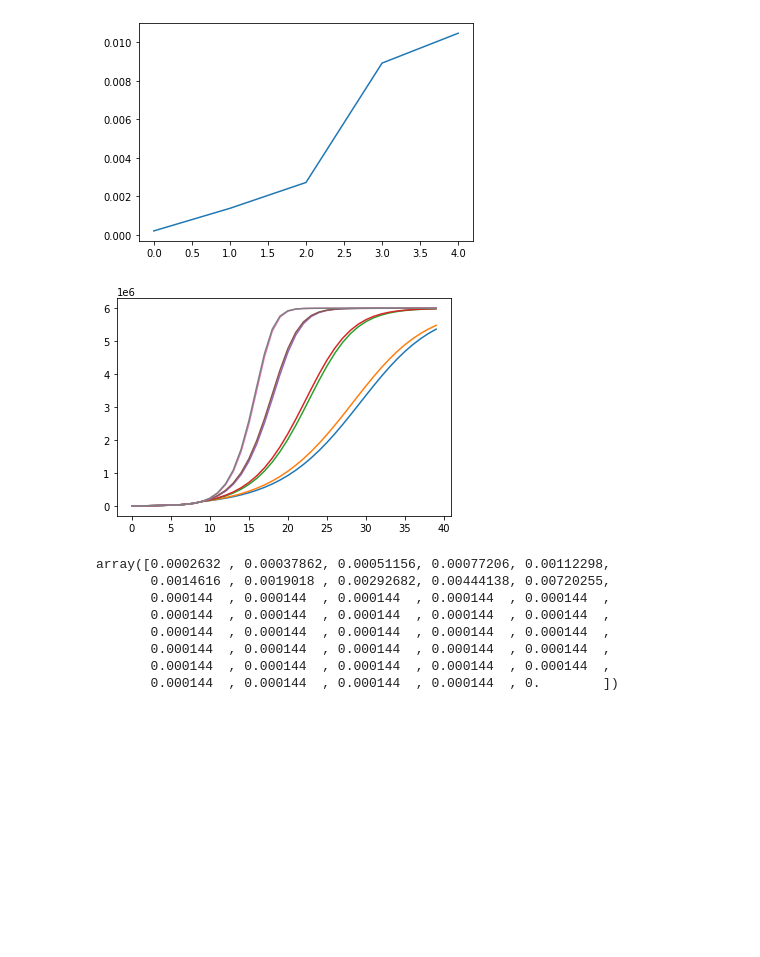
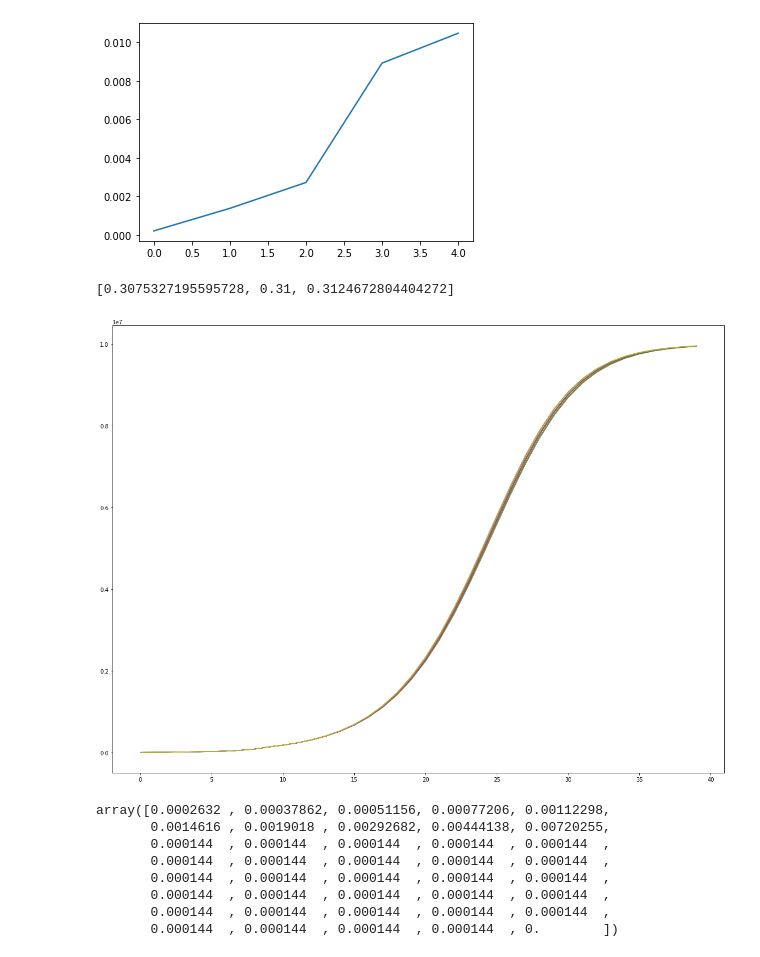
Before and after one commit to aikosham/diffusion, a Jupyter notebook: notebook.ipynb, the cells around one changed output. Cells and saved outputs as stored; diff of their text form; code cells hidden in the pictures; blank space fills up the shorter version.

```diff
--- a/notebook.ipynb
+++ b/notebook.ipynb
@@ -24,10 +26,14 @@ plt.show()
 # %% [output]
 [figure]
 # %%
-ps = [0.000144, 0.001]
-qs = [0.2, 0.31, 0.5, 0.7]
-#m = 10_000_000
-m = 6_000_000
+tenth_percentile = lambda mu, std: sstats.norm.interval(0.90, mu, std)[0]
+ninty_percentile = lambda mu, std: sstats.norm.interval(0.90, mu, std)[1]
+# Add 10th and 90th percentiles
+ps = [tenth_percentile(0.000144, 1.82e-5), 0.000144, ninty_percentile(0.000144, 1.82e-5)]
+qs = [tenth_percentile(0.31, 0.0015), 0.31, ninty_percentile(0.31, 0.0015)]
+
+# population
+m = 10_000_000
 
 num_years = 40
 years = np.arange(num_years)
@@ -42,13 +48,18 @@ I_t[6] = 34022
 I_t[7] = 53861
 I_t[8] = 83175
 I_t[9] = 136617  # 2020
+# %%
+qs
+# %% [output]
+[0.3075327195595728, 0.31, 0.3124672804404272]
 # %%
+figure(num=None, figsize=(20, 15))
 for q in qs:
     for p in ps:
         for i in range(9, len(years) - 1):
             I_t[i+1] = I_t[i] + p * (m - I_t[i]) + q * (I_t[i]/m) * (m - I_t[i])
         plt.plot(I_t);
 
 # print(I_t)
 # %% [output]
-[figure, old version]
+[figure, new version]
```
Also changed, not shown: parts of 2 cells of this notebook.
